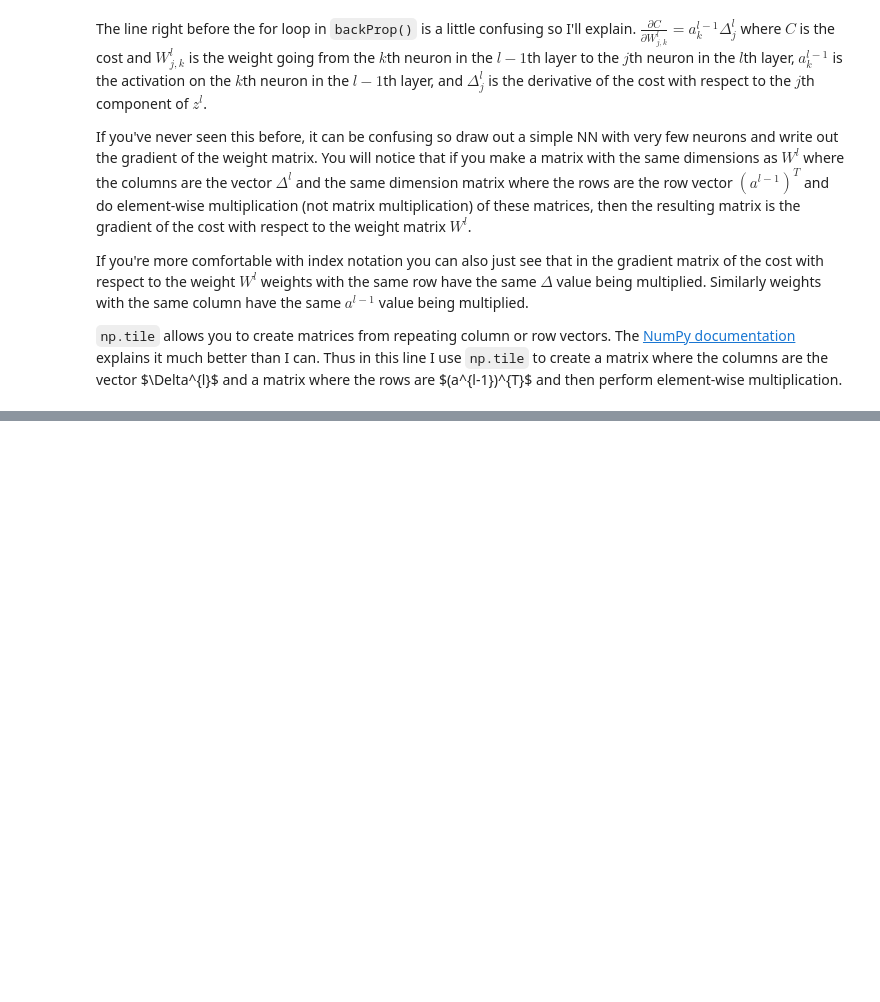
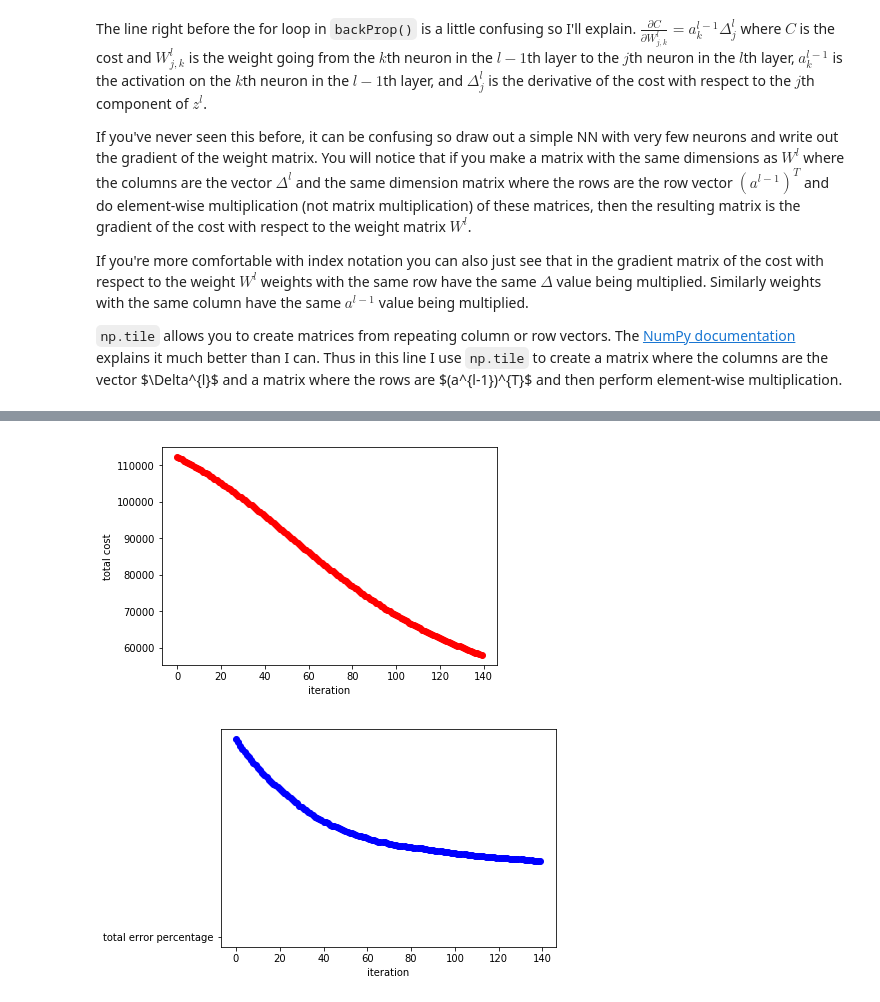
Before and after one commit to nflu/MNIST, a Jupyter notebook: Neural_Network.ipynb, the cells around one changed output, grey strips where cells are left out. Drawn from its saved outputs; the diff is of its cells as text; code cells hidden in the pictures; blank space fills up the shorter version.

```diff
--- a/Neural_Network.ipynb
+++ b/Neural_Network.ipynb
@@ -547,0 +391,8 @@ error: 9.66 %
+# %%
+trainingData = [[],[]]
+trainingData[0] += trainingData1[1][0] + trainingData2[1][0]
+trainingData[1] += trainingData1[1][1] + trainingData2[1][1]
+trainingGraph(trainingData)
+# %% [output]
+[figure, added]
+[figure, added]
```
Also changed, not shown: parts of 76 cells of this notebook.
